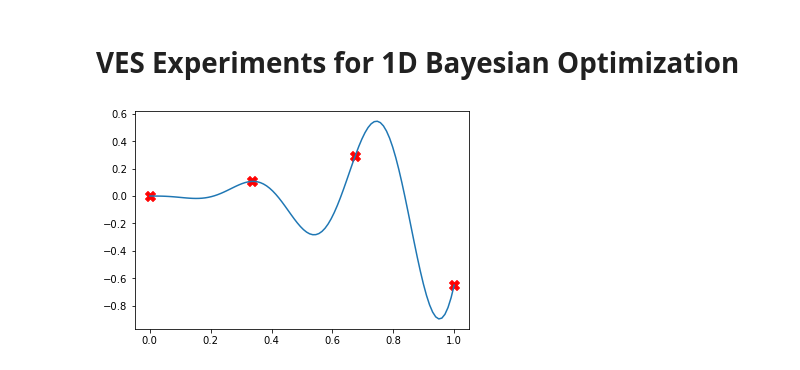
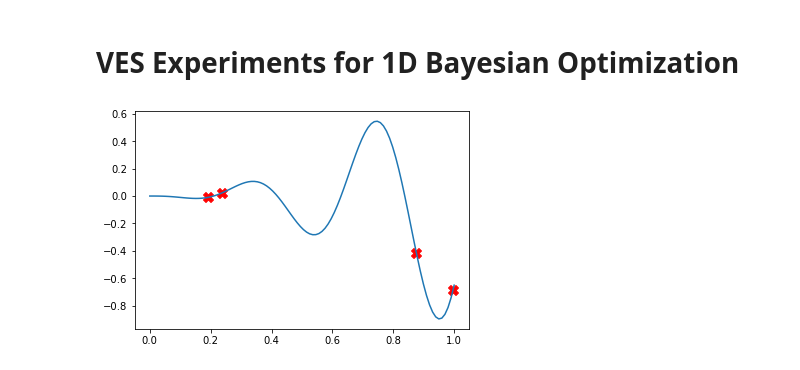
Before and after one commit to NUOJIN/variational-entropy-search, a Jupyter notebook: BO-1D.ipynb, the cells around one changed output. Drawn from its saved outputs; the diff is of its cells as text; code cells hidden in the pictures.

```diff
--- a/BO-1D.ipynb
+++ b/BO-1D.ipynb
@@ -6,23 +6,23 @@ import matplotlib.pyplot as plt
 import numpy as np
 import torch
 # %%
-train_X = torch.rand(4, 1, dtype=torch.double)
-train_X[0, 0] = 0.0
-train_X[3, 0] = 1.0 # Make sure the boundary is observed
+train_X = torch.load('1D_train_X.pt')
+# train_X[0, 0] = 0.2
+# train_X[1, 0] = 0.4
+# train_X[2, 0] = 0.6
+# train_X[3, 0] = 0.9 # Make sure the boundary is observed
 def f(X, noise=0.0):
     return -np.sin(15*X)*X**2
 train_Y = f(train_X, noise=0.0)
 bounds = torch.Tensor([[torch.zeros(1), torch.ones(1)]])
-num_samples = 128
-num_iter = 2
 
 # plot function f
 tx = torch.linspace(0,1,100)
 plt.plot(tx.squeeze().numpy(),f(tx).squeeze().numpy())
 plt.scatter(train_X.numpy(),train_Y.numpy(),c='r',s=100,marker='X')
 plt.show()
 # %% [output]
-[figure, old version]
+[figure, new version]
 # %%
 from botorch.models import SingleTaskGP
 from botorch.fit import fit_gpytorch_mll
```
Also changed, not shown: parts of 13 cells of this notebook.
